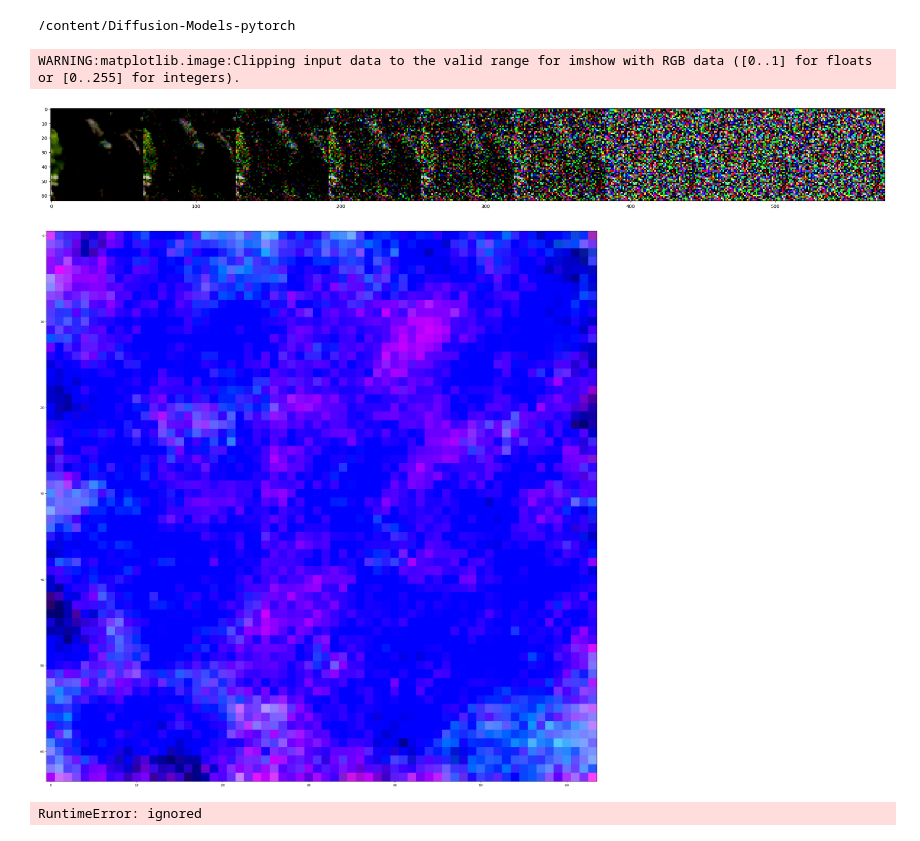
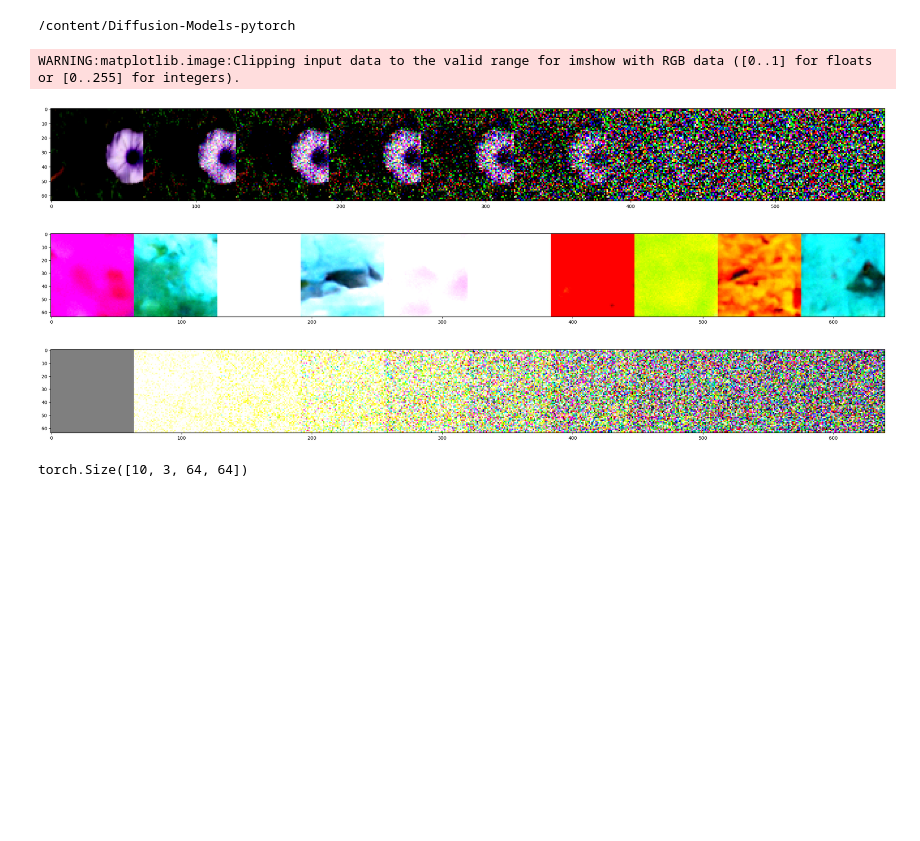
Before and after one commit to MDFahimAnjum/AliasFree-Diffusion-Models-PyTorch, a Jupyter notebook: ddpm_colab.ipynb, the cells around one changed output. Saved outputs shown, nothing was run; the diff lists cells and outputs as text; code cells hidden in the pictures; blank space fills up the shorter version.

```diff
--- a/ddpm_colab.ipynb
+++ b/ddpm_colab.ipynb
@@ -83,6 +83,30 @@ class Diffusion:
     def sample_timesteps(self, n):
         return torch.randint(low=1, high=self.noise_steps, size=(n,))
 
+    def revert(self,model,n):
+        logging.info(f"Sampling {n} new images....")
+        result = torch.zeros((10, 3, args.image_size, args.image_size)).to(self.device)
+        model.eval()
+        with torch.no_grad():
+            x = torch.randn((n, 3, self.img_size, self.img_size)).to(self.device)
+            for i in tqdm(reversed(range(1, self.noise_steps)), position=0):
+                t = (torch.ones(n) * i).long().to(self.device)
+                predicted_noise = model(x, t)
+                alpha = self.alpha[t][:, None, None, None]
+                alpha_hat = self.alpha_hat[t][:, None, None, None]
+                beta = self.beta[t][:, None, None, None]
+                if i > 1:
+                    noise = torch.randn_like(x)
+                else:
+                    noise = torch.zeros_like(x)
+                x = 1 / torch.sqrt(alpha) * (x - ((1 - alpha) / (torch.sqrt(1 - alpha_hat))) * predicted_noise) + torch.sqrt(beta) * noise
+                if(i % 100 == 0):
+                    result[(int)(i/100)] = x
+        model.train()
+        result = (result.clamp(-1, 1) + 1) / 2
+        result = (result * 255).type(torch.uint8)
+        return result
+
     def sample(self, model, n):
         logging.info(f"Sampling {n} new images....")
         model.eval()
@@ -153,12 +177,12 @@ noised_image, _ = diffusion.noise_images(image, t)
 plot_images(noised_image)
 # %% [output]
 WARNING:matplotlib.image:Clipping input data to the valid range for imshow with RGB data ([0..1] for floats or [0..255] for integers).
-[figure, old version]
+[figure, new version]
 # %%
 args = argument()
 args.run_name = "DDPM_Uncondtional"
-args.epochs = 2
-args.batch_size = 5    #12
+args.epochs = 50
+args.batch_size = 6    #12
 args.image_size = 64
 args.dataset_path = "/content/Diffusion-Models-pytorch/Linnaeus 5 64X64"
 args.device = "cuda"
@@ -167,8 +191,8 @@ train(args)
 # %%
 model = UNet().to(args.device)
 ckpt = torch.load("/content/Diffusion-Models-pytorch/models/DDPM_Uncondtional/ckpt.pt")
 model.load_state_dict(ckpt)
-x = diffusion.sample(model, n=1)
+x = diffusion.sample(model, n=10)
 plot_images(x)
 # %% [output]
-[figure, old version]
+[figure, new version]
@@ -177,22 +199,9 @@ beta = diffusion.prepare_noise_schedule().to(args.device)
-# %%
-alpha = 1. - beta
-alpha_hat = torch.cumprod(alpha, dim=0)
-result = torch.zeros((10, 3, args.image_size, args.image_size))
-n = 1
-x = torch.randn((1, 3, args.image_size, args.image_size)).to(args.device)
-for i in tqdm(reversed(range(1, 1000)), position=0):
-    t = (torch.ones(n) * i).long().to(args.device)
-    predicted_noise = model(x, t)
-    alpha = alpha[t][:, None, None, None]
-    alpha_hat = alpha_hat[t][:, None, None, None]
-    beta = beta[t][:, None, None, None]
-    if i > 1:
-        noise = torch.randn_like(x)
-    else:
-        noise = torch.zeros_like(x)
-    x = 1 / torch.sqrt(alpha) * (x - ((1 - alpha) / (torch.sqrt(1 - alpha_hat))) * predicted_noise) + torch.sqrt(beta) * noise
-    if(i % 100 == 0):
-      result[i/100] = x
-plot_images(result)
-# %% [output]
-RuntimeError: ignored
+# %%
+denoise_img = diffusion.revert(model, n=1)
+plot_images(denoise_img)
+# %% [output]
+[figure, added]
+# %%
+denoise_img.shape
+# %% [output]
+torch.Size([10, 3, 64, 64])
```
Also changed, not shown: parts of 2 cells of this notebook.
